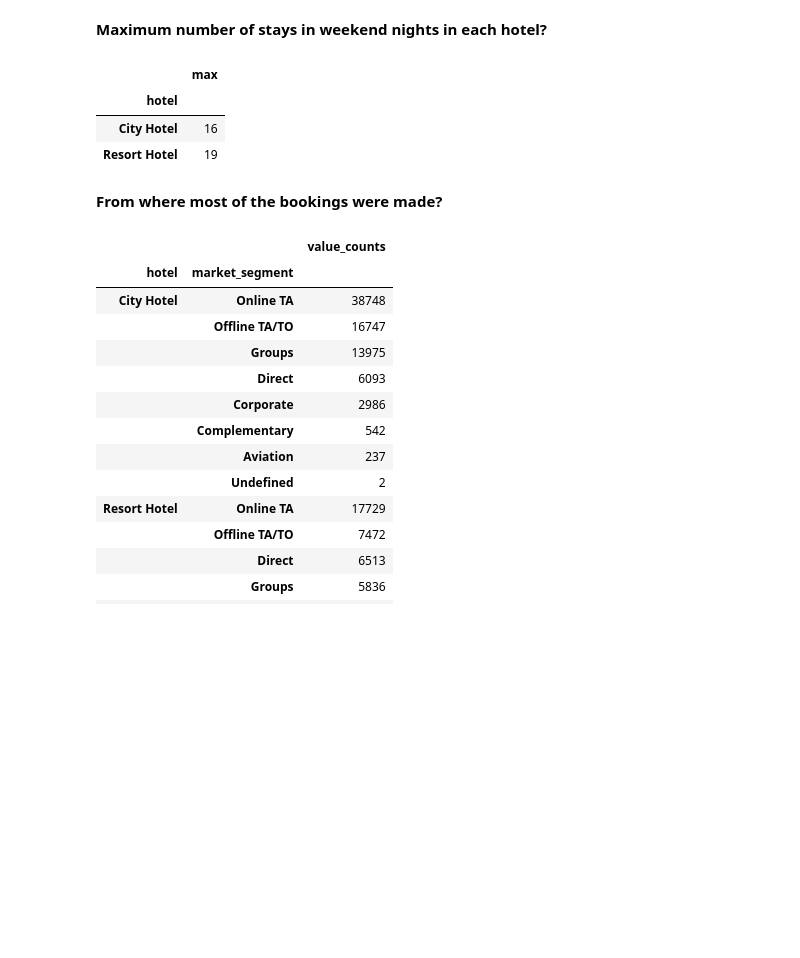
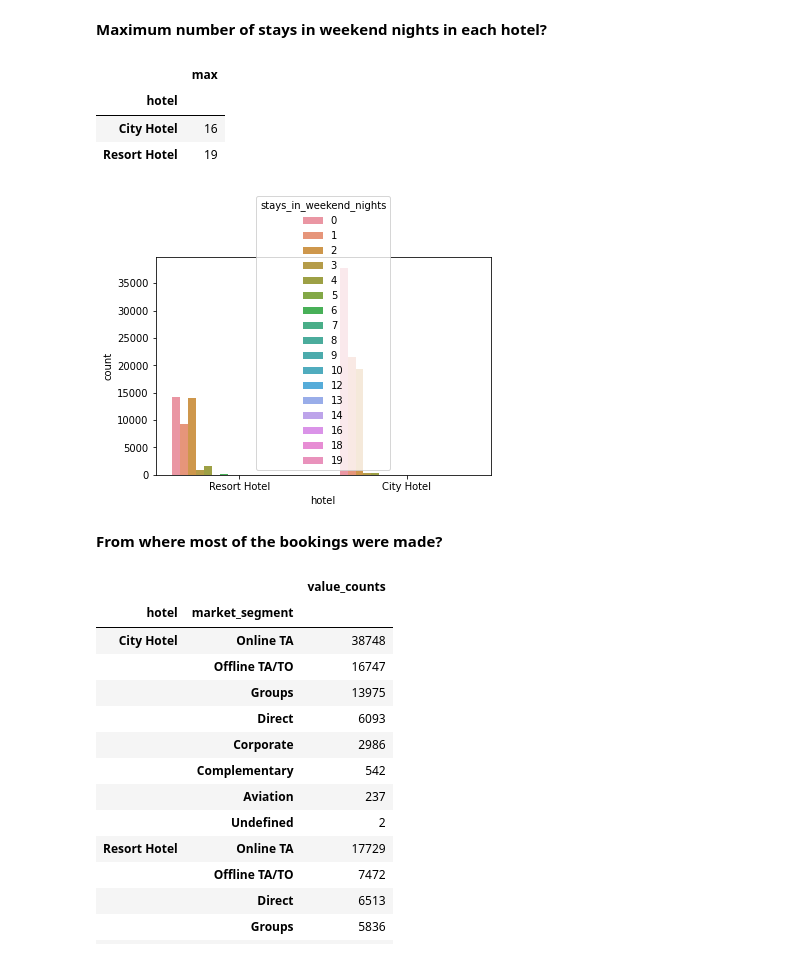
Before and after one commit to abhilashs1/Hotel_booking, a Jupyter notebook: HotelBookings.ipynb, the cells around one changed output. Drawn from its saved outputs; the diff is of its cells as text; code cells hidden in the pictures; blank space fills up the shorter version.

```diff
--- a/HotelBookings.ipynb
+++ b/HotelBookings.ipynb
@@ -607,6 +611,10 @@ df.groupby(["hotel"])["stays_in_weekend_nights"].agg(["max"])
 | hotel |  |
 | City Hotel | 16 |
 | Resort Hotel | 19 |
+# %%
+sns.countplot(x = "hotel", hue = "stays_in_weekend_nights", data = df);
+# %% [output]
+[figure, added]
 # %% [markdown]
 **From where most of the bookings were made?**
 # %%
```
Also changed, not shown: parts of 2 cells of this notebook.
